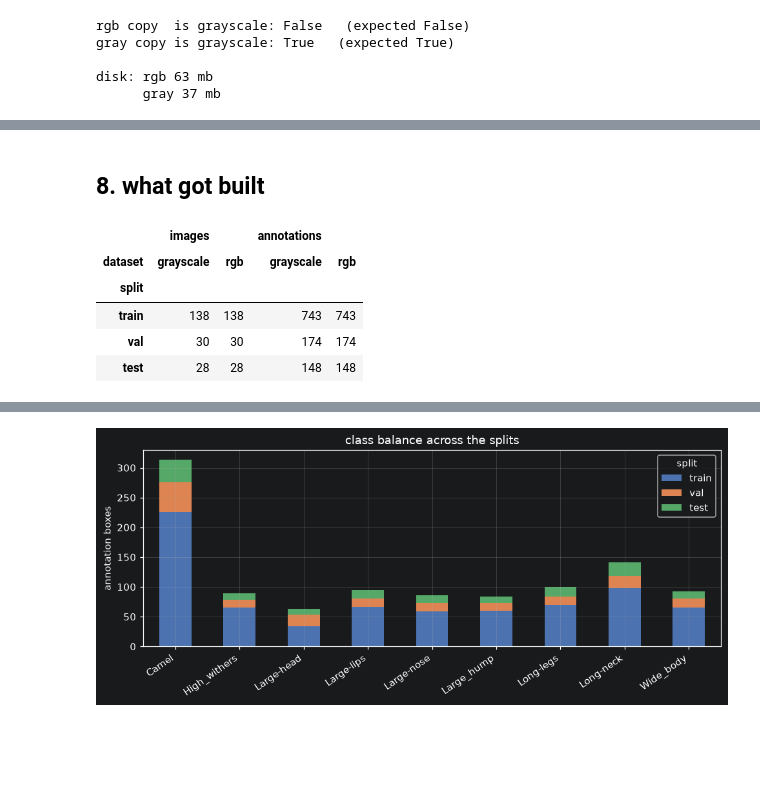
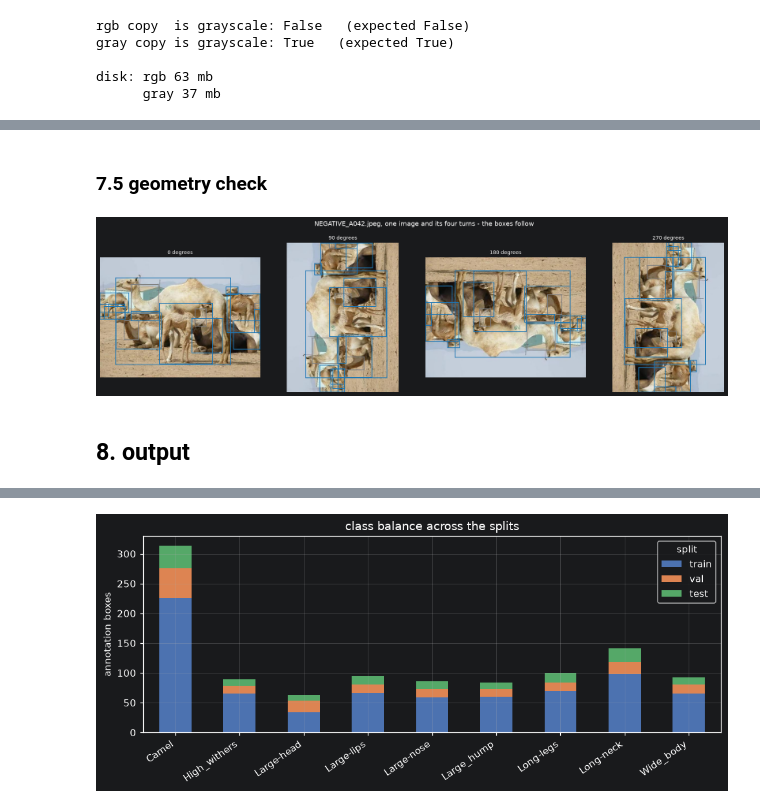
Before and after one commit to Rmsaah/camel-beauty-assessor, a Jupyter notebook: preprocessing.ipynb, the cells around one changed output, grey strips where cells are left out. Cells and saved outputs as stored; diff of their text form; code cells hidden in the pictures; blank space fills up the shorter version.

Commit message:
augment the train split with four quarter turns

```diff
--- a/preprocessing.ipynb
+++ b/preprocessing.ipynb
@@ -30,3 +38,9 @@ out_gray = "dataset/camel-gray"
+# %%
+src = "dataset/camel-merged-v1"
+out_rgb = "dataset/camel-rgb"
+out_gray = "dataset/camel-gray"
+out_rgb_aug = "dataset/camel-rgb-aug"
+out_gray_aug = "dataset/camel-gray-aug"
 # %% [markdown]
 ### 1.3 display options
 # %%
@@ -51,3 +56,13 @@ assert abs(sum(ratios.values()) - 1) < 1e-9
+# %%
+seed = 42
+ratios = {"train": 0.70, "val": 0.15, "test": 0.15}
+rotations = [0, 90, 180, 270]
+
+canon = ["Camel", "High_withers", "Large-head", "Large-lips", "Large-nose",
+         "Large_hump", "Long-legs", "Long-neck", "Wide_body"]
+traits = [c for c in canon if c != "Camel"]
+
+assert abs(sum(ratios.values()) - 1) < 1e-9
 # %% [markdown]
 ## 2. helpers
 # %%
@@ -333,19 +544,39 @@ nothing is augmented here on purpose. the settings belong with the training run.
+# %% [markdown]
+### 7.5 geometry check
+# %%
+def to_xyxy(parts, w, h):
+    v = [float(x) for x in parts[1:]]
+    if len(v) == 4:
+        xc, yc, bw, bh = v
+        x0, y0, x1, y1 = xc - bw / 2, yc - bh / 2, xc + bw / 2, yc + bh / 2
+    else:
+        # polygons are drawn as their enclosing rectangle here, this figure is about orientation
+        xs, ys = v[0::2], v[1::2]
+        x0, y0, x1, y1 = min(xs), min(ys), max(xs), max(ys)
+    return x0 * w, y0 * h, x1 * w, y1 * h
+
+
+busiest = max(os.listdir(os.path.join(out_rgb, "train", "images")),
+              key=lambda f: len(read_label(os.path.join(out_rgb, "train"), f)))
+stem, ext = os.path.splitext(busiest)
+
+fig, axes = plt.subplots(1, len(rotations), figsize=(4.2 * len(rotations), 4.6))
+for ax, deg in zip(axes, rotations):
+    name = stem + ext if deg == 0 else f"{stem}_r{deg}{ext}"
+    img = Image.open(os.path.join(out_rgb_aug, "train", "images", name))
+    ax.imshow(img)
+    for parts in read_label(os.path.join(out_rgb_aug, "train"), name):
+        x0, y0, x1, y1 = to_xyxy(parts, *img.size)
+        ax.add_patch(plt.Rectangle((x0, y0), x1 - x0, y1 - y0, fill=False, lw=1.3,
+                                   edgecolor=plt.cm.tab10.colors[int(parts[0]) % 10]))
+    ax.set_title(f"{deg} degrees", fontsize=9)
+    ax.axis("off")
+    ax.grid(False)
+
+fig.suptitle(f"{busiest}, one image and its four turns - the boxes follow")
+plt.tight_layout()
+plt.show()
+# %% [output]
+[figure, added]
 # %% [markdown]
-## 8. what got built
+## 8. output
-# %%
-summary = []
-for d, label in ((out_rgb, "rgb"), (out_gray, "grayscale")):
-    for sp in ["train", "val", "test"]:
-        n_img = len(os.listdir(os.path.join(d, sp, "images")))
-        n_box = sum(len(open(os.path.join(d, sp, "labels", f), encoding="utf-8").readlines())
-                    for f in os.listdir(os.path.join(d, sp, "labels")))
-        summary.append({"dataset": label, "split": sp, "images": n_img, "annotations": n_box})
-
-pd.DataFrame(summary).pivot(index="split", columns="dataset", values=["images", "annotations"]).reindex(["train", "val", "test"])
-# %% [output]
-|  | images |  | annotations |  |
-| dataset | grayscale | rgb | grayscale | rgb |
-| split |  |  |  |  |
-| train | 138 | 138 | 743 | 743 |
-| val | 30 | 30 | 174 | 174 |
-| test | 28 | 28 | 148 | 148 |
```
Also changed, not shown: parts of 22 cells of this notebook.
